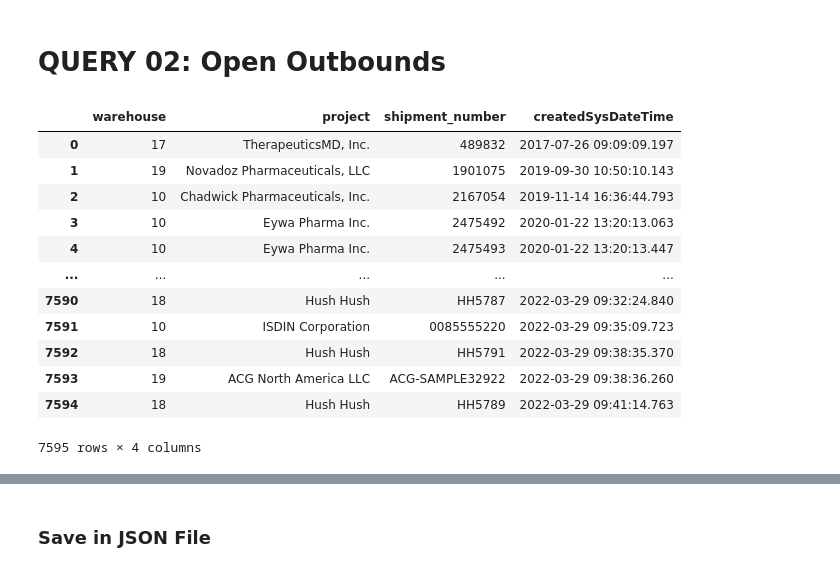
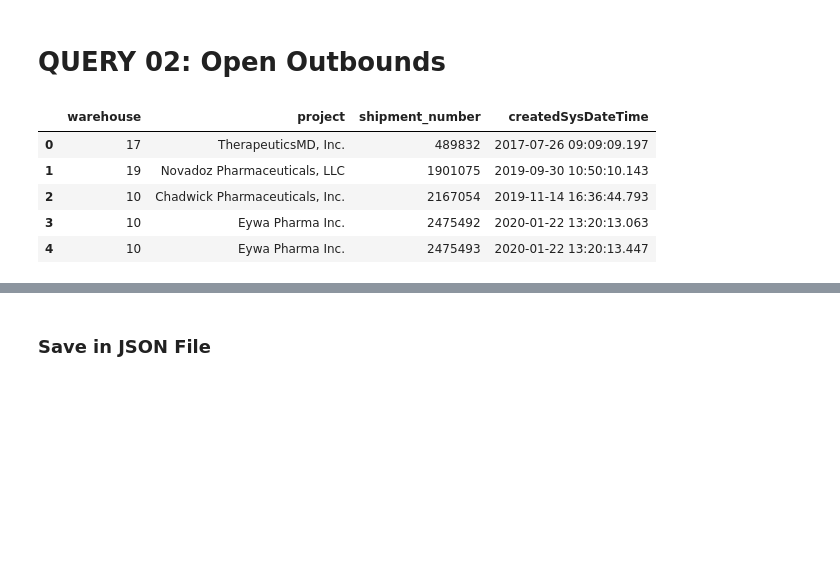
Before and after one commit to wdsrx/data_exploration, a Jupyter notebook: Operations.ipynb, the cells around one changed output, grey strips where cells are left out. Saved outputs shown, nothing was run; the diff lists cells and outputs as text; code cells hidden in the pictures; blank space fills up the shorter version.

```diff
--- a/Operations.ipynb
+++ b/Operations.ipynb
@@ -431,18 +327,11 @@ df_02 = pd.read_sql_query("SELECT DISTINCT w.name warehouse, p.name project, s.l
     WHERE s.statusId in (1, 2, 4) and s.typeId = 2\
     ORDER BY createdSysDateTime", cnxn)
 # %%
-df_02
+df_02.head()
 # %% [output]
 |  | warehouse | project | shipment_number | createdSysDateTime |
 | 0 | 17 | TherapeuticsMD, Inc. | 489832 | 2017-07-26 09:09:09.197 |
 | 1 | 19 | Novadoz Pharmaceuticals, LLC | 1901075 | 2019-09-30 10:50:10.143 |
 | 2 | 10 | Chadwick Pharmaceuticals, Inc. | 2167054 | 2019-11-14 16:36:44.793 |
 | 3 | 10 | Eywa Pharma Inc. | 2475492 | 2020-01-22 13:20:13.063 |
 | 4 | 10 | Eywa Pharma Inc. | 2475493 | 2020-01-22 13:20:13.447 |
-| ... | ... | ... | ... | ... |
-| 7590 | 18 | Hush Hush | HH5787 | 2022-03-29 09:32:24.840 |
-| 7591 | 10 | ISDIN Corporation | 0085555220 | 2022-03-29 09:35:09.723 |
-| 7592 | 18 | Hush Hush | HH5791 | 2022-03-29 09:38:35.370 |
-| 7593 | 19 | ACG North America LLC | ACG-SAMPLE32922 | 2022-03-29 09:38:36.260 |
-| 7594 | 18 | Hush Hush | HH5789 | 2022-03-29 09:41:14.763 |
-7595 rows × 4 columns
```
Also changed, not shown: parts of 44 cells of this notebook, 18 other files.
